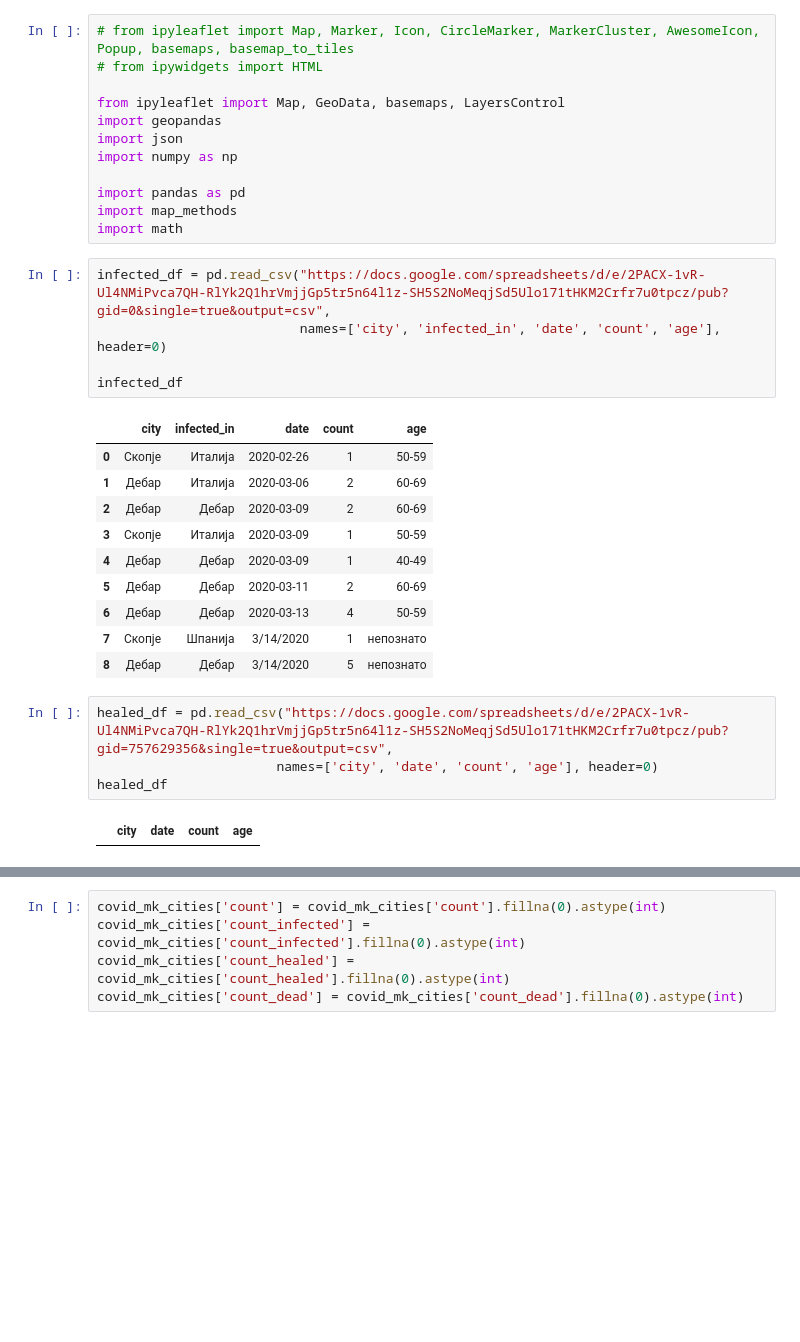
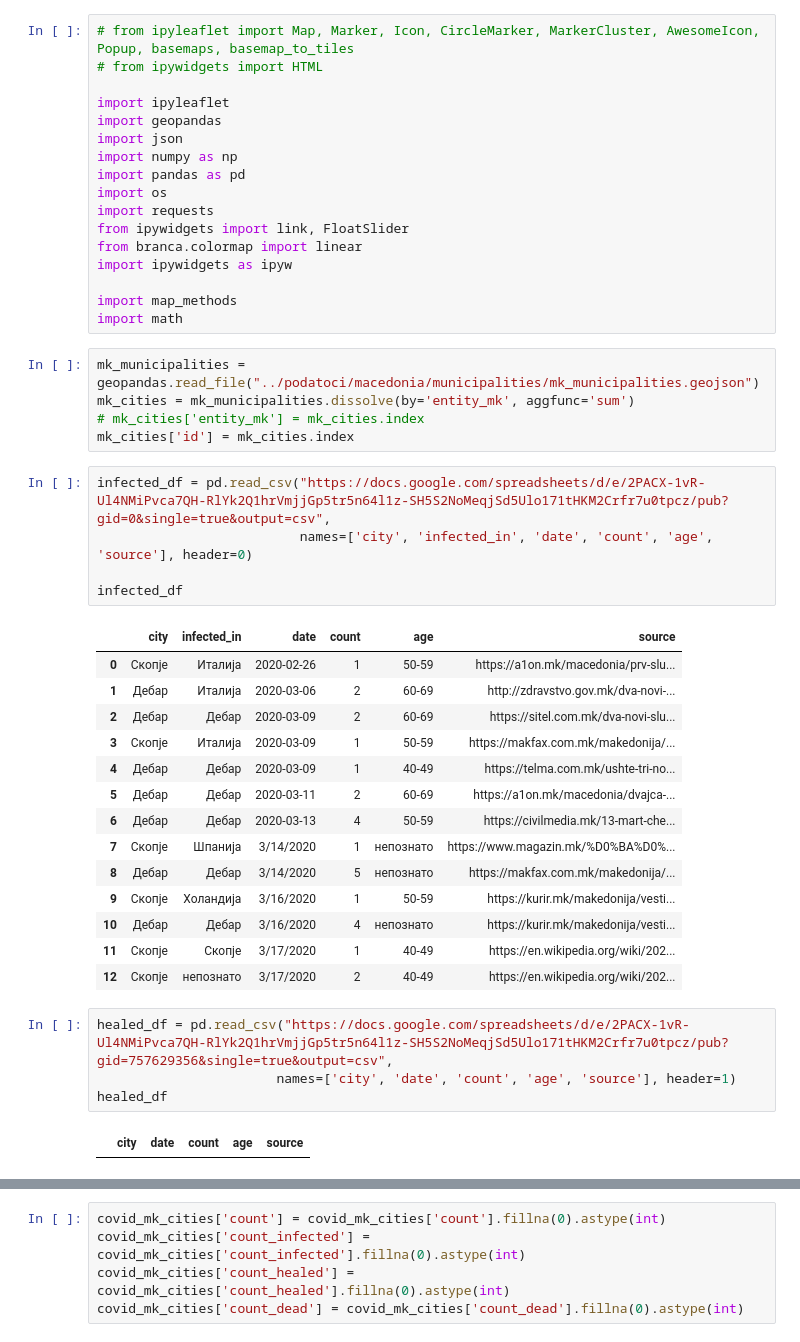
Before and after one commit to VikiPeeva/coronavirus-macedonia-tryouts, a Jupyter notebook: maps/mk_city_layer.ipynb, the cells around one changed output, grey strips where cells are left out. Drawn from its saved outputs; the diff is of its cells as text; blank space fills up the shorter version.

Commit message:
Enhanced city map

```diff
--- a/maps/mk_city_layer.ipynb
+++ b/maps/mk_city_layer.ipynb
@@ -2,35 +2,49 @@
 # from ipyleaflet import Map, Marker, Icon, CircleMarker, MarkerCluster, AwesomeIcon, Popup, basemaps, basemap_to_tiles
 # from ipywidgets import HTML
 
-from ipyleaflet import Map, GeoData, basemaps, LayersControl
+import ipyleaflet
 import geopandas
 import json
 import numpy as np
+import pandas as pd
+import os
+import requests
+from ipywidgets import link, FloatSlider
+from branca.colormap import linear
+import ipywidgets as ipyw
 
-import pandas as pd
 import map_methods
 import math
+# %%
+mk_municipalities = geopandas.read_file("../podatoci/macedonia/municipalities/mk_municipalities.geojson")
+mk_cities = mk_municipalities.dissolve(by='entity_mk', aggfunc='sum')
+# mk_cities['entity_mk'] = mk_cities.index
+mk_cities['id'] = mk_cities.index
 # %%
 infected_df = pd.read_csv("https://docs.google.com/spreadsheets/d/e/2PACX-1vR-Ul4NMiPvca7QH-RlYk2Q1hrVmjjGp5tr5n64l1z-SH5S2NoMeqjSd5Ulo171tHKM2Crfr7u0tpcz/pub?gid=0&single=true&output=csv",
-                          names=['city', 'infected_in', 'date', 'count', 'age'], header=0)
+                          names=['city', 'infected_in', 'date', 'count', 'age', 'source'], header=0)
 
 infected_df
 # %% [output]
-|  | city | infected_in | date | count | age |
-| 0 | Скопје | Италија | 2020-02-26 | 1 | 50-59 |
-| 1 | Дебар | Италија | 2020-03-06 | 2 | 60-69 |
-| 2 | Дебар | Дебар | 2020-03-09 | 2 | 60-69 |
-| 3 | Скопје | Италија | 2020-03-09 | 1 | 50-59 |
-| 4 | Дебар | Дебар | 2020-03-09 | 1 | 40-49 |
-| 5 | Дебар | Дебар | 2020-03-11 | 2 | 60-69 |
-| 6 | Дебар | Дебар | 2020-03-13 | 4 | 50-59 |
-| 7 | Скопје | Шпанија | 3/14/2020 | 1 | непознато |
-| 8 | Дебар | Дебар | 3/14/2020 | 5 | непознато |
+|  | city | infected_in | date | count | age | source |
+| 0 | Скопје | Италија | 2020-02-26 | 1 | 50-59 | https://a1on.mk/macedonia/prv-slu... |
+| 1 | Дебар | Италија | 2020-03-06 | 2 | 60-69 | http://zdravstvo.gov.mk/dva-novi-... |
+| 2 | Дебар | Дебар | 2020-03-09 | 2 | 60-69 | https://sitel.com.mk/dva-novi-slu... |
+| 3 | Скопје | Италија | 2020-03-09 | 1 | 50-59 | https://makfax.com.mk/makedonija/... |
+| 4 | Дебар | Дебар | 2020-03-09 | 1 | 40-49 | https://telma.com.mk/ushte-tri-no... |
+| 5 | Дебар | Дебар | 2020-03-11 | 2 | 60-69 | https://a1on.mk/macedonia/dvajca-... |
+| 6 | Дебар | Дебар | 2020-03-13 | 4 | 50-59 | https://civilmedia.mk/13-mart-che... |
+| 7 | Скопје | Шпанија | 3/14/2020 | 1 | непознато | https://www.magazin.mk/%D0%BA%D0%... |
+| 8 | Дебар | Дебар | 3/14/2020 | 5 | непознато | https://makfax.com.mk/makedonija/... |
+| 9 | Скопје | Холандија | 3/16/2020 | 1 | 50-59 | https://kurir.mk/makedonija/vesti... |
+| 10 | Дебар | Дебар | 3/16/2020 | 4 | непознато | https://kurir.mk/makedonija/vesti... |
+| 11 | Скопје | Скопје | 3/17/2020 | 1 | 40-49 | https://en.wikipedia.org/wiki/202... |
+| 12 | Скопје | непознато | 3/17/2020 | 2 | 40-49 | https://en.wikipedia.org/wiki/202... |
 # %%
 healed_df = pd.read_csv("https://docs.google.com/spreadsheets/d/e/2PACX-1vR-Ul4NMiPvca7QH-RlYk2Q1hrVmjjGp5tr5n64l1z-SH5S2NoMeqjSd5Ulo171tHKM2Crfr7u0tpcz/pub?gid=757629356&single=true&output=csv",
-                       names=['city', 'date', 'count', 'age'], header=0)
+                       names=['city', 'date', 'count', 'age', 'source'], header=1)
 healed_df
 # %% [output]
-|  | city | date | count | age |
+|  | city | date | count | age | source |
 # %%
 dead_df = pd.read_csv("https://docs.google.com/spreadsheets/d/e/2PACX-1vR-Ul4NMiPvca7QH-RlYk2Q1hrVmjjGp5tr5n64l1z-SH5S2NoMeqjSd5Ulo171tHKM2Crfr7u0tpcz/pub?gid=1754038661&single=true&output=csv",
```
Also changed, not shown: parts of 16 cells of this notebook, 4 other files.
